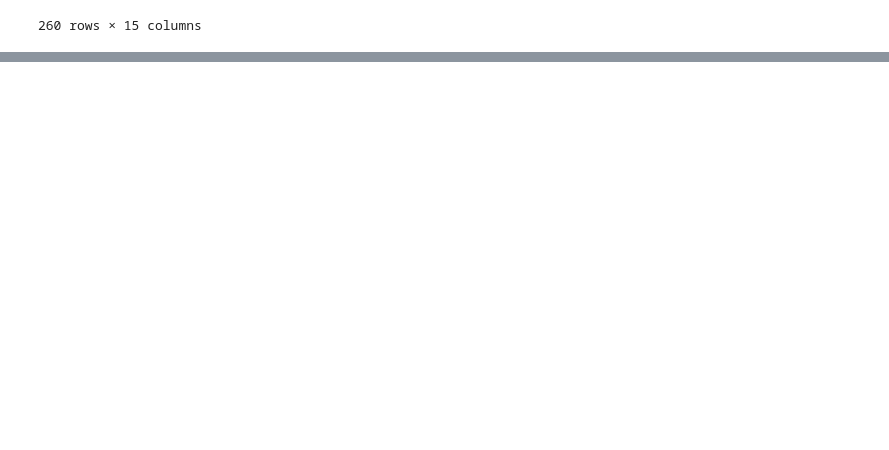
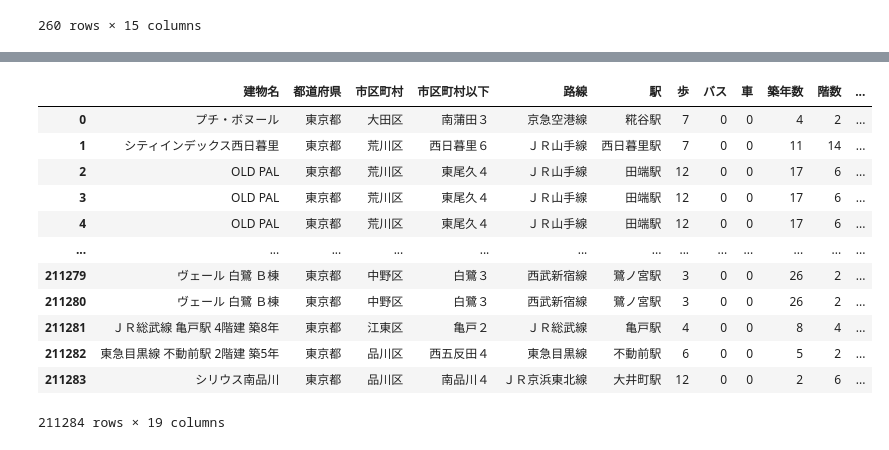
Before and after one commit to tomitayuuki/scraping_suumo, a Jupyter notebook: suumo.ipynb, the cells around one changed output, grey strips where cells are left out. Saved outputs shown, nothing was run; the diff lists cells and outputs as text; code cells hidden in the pictures; blank space fills up the shorter version.

```diff
--- a/suumo.ipynb
+++ b/suumo.ipynb
@@ -360,0 +358,16 @@ Name: 128502, dtype: object
+# %%
+pd.read_csv('SuumoTokyoShaped20221006.csv')
+# %% [output]
+|  | 建物名 | 都道府県 | 市区町村 | 市区町村以下 | 路線 | 駅 | 歩 | バス | 車 | 築年数 | 階数 | ... |
+| 0 | プチ・ボヌール | 東京都 | 大田区 | 南蒲田３ | 京急空港線 | 糀谷駅 | 7 | 0 | 0 | 4 | 2 | ... |
+| 1 | シティインデックス西日暮里 | 東京都 | 荒川区 | 西日暮里６ | ＪＲ山手線 | 西日暮里駅 | 7 | 0 | 0 | 11 | 14 | ... |
+| 2 | OLD PAL | 東京都 | 荒川区 | 東尾久４ | ＪＲ山手線 | 田端駅 | 12 | 0 | 0 | 17 | 6 | ... |
+| 3 | OLD PAL | 東京都 | 荒川区 | 東尾久４ | ＪＲ山手線 | 田端駅 | 12 | 0 | 0 | 17 | 6 | ... |
+| 4 | OLD PAL | 東京都 | 荒川区 | 東尾久４ | ＪＲ山手線 | 田端駅 | 12 | 0 | 0 | 17 | 6 | ... |
+| ... | ... | ... | ... | ... | ... | ... | ... | ... | ... | ... | ... | ... |
+| 211279 | ヴェール 白鷺 Ｂ棟 | 東京都 | 中野区 | 白鷺３ | 西武新宿線 | 鷺ノ宮駅 | 3 | 0 | 0 | 26 | 2 | ... |
+| 211280 | ヴェール 白鷺 Ｂ棟 | 東京都 | 中野区 | 白鷺３ | 西武新宿線 | 鷺ノ宮駅 | 3 | 0 | 0 | 26 | 2 | ... |
+| 211281 | ＪＲ総武線 亀戸駅 4階建 築8年 | 東京都 | 江東区 | 亀戸２ | ＪＲ総武線 | 亀戸駅 | 4 | 0 | 0 | 8 | 4 | ... |
+| 211282 | 東急目黒線 不動前駅 2階建 築5年 | 東京都 | 品川区 | 西五反田４ | 東急目黒線 | 不動前駅 | 6 | 0 | 0 | 5 | 2 | ... |
+| 211283 | シリウス南品川 | 東京都 | 品川区 | 南品川４ | ＪＲ京浜東北線 | 大井町駅 | 12 | 0 | 0 | 2 | 6 | ... |
+211284 rows × 19 columns
```
Also changed, not shown: parts of 26 cells of this notebook.
